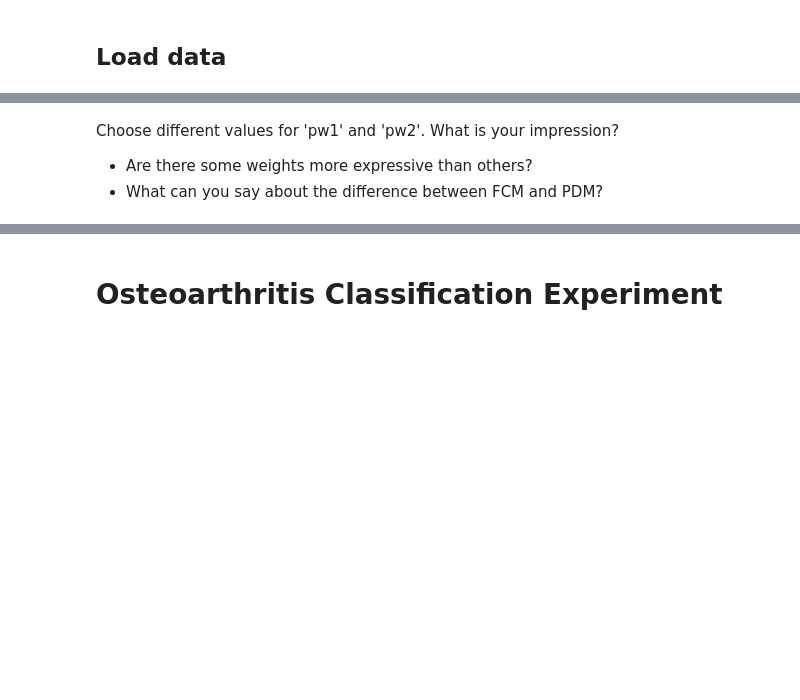
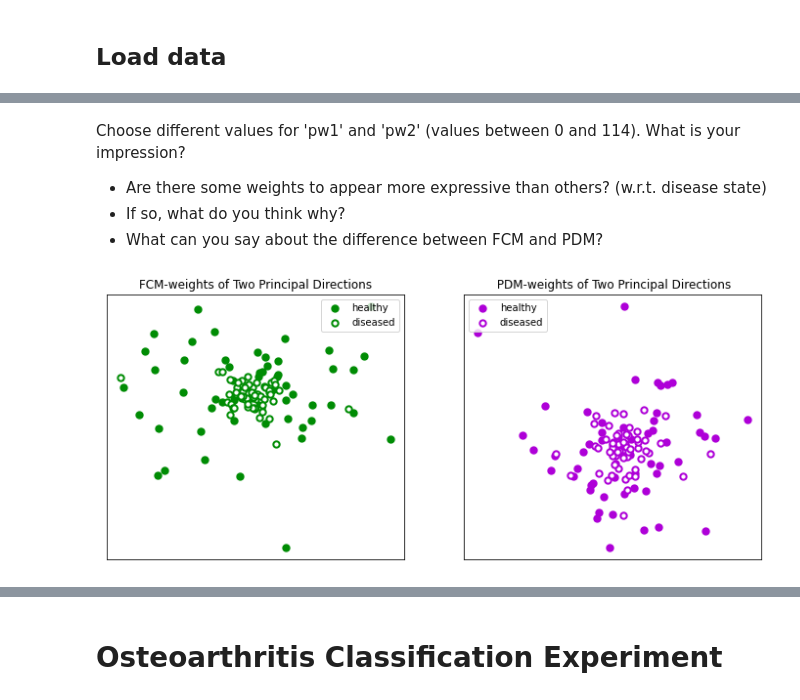
Before and after one commit to ckolbPTB/TES_21_22_Tutorials, a Jupyter notebook: tutorial2_pop_med_image_shape_ana_03_VisClass.ipynb, the cells around one changed output, grey strips where cells are left out. Saved outputs shown, nothing was run; the diff lists cells and outputs as text; code cells hidden in the pictures; blank space fills up the shorter version.

```diff
--- a/tutorial2_pop_med_image_shape_ana_03_VisClass.ipynb
+++ b/tutorial2_pop_med_image_shape_ana_03_VisClass.ipynb
@@ -39,26 +43,29 @@ colors = ['#008c04', '#ae00d8']
 # %% [markdown]
-Choose different values for 'pw1' and 'pw2'. What is your impression?
-- Are there some weights more expressive than others?
+Choose different values for 'pw1' and 'pw2' (values between 0 and 114). What is your impression?
+- Are there some weights to appear more expressive than others? (w.r.t. disease state)
+- If so, what do you think why?
 - What can you say about the difference between FCM and PDM?
 # %%
-[pW1, pW2] = [10, 15]
+[pW1, pW2] = [113, 114] # eg [0, 1], [10, 15], [0, 114] ...
 
 # split data into healthy and diseased index lists
 healthy = np.where(labels == 0)[0]
 diseased = np.where(labels != 0)[0]
 
 fig, ax = plt.subplots(1, 2, figsize=(12, 5))
 data_list = [fcmFeatures, pdmFeatures]
 title_list = ['FCM-weights of Two Principal Directions', ' PDM-weights of Two Principal Directions']
 legendLocation_list = ['upper right', 'upper left']
 
 for k in range(2):
     ax[k].scatter(data_list[k][pW1, healthy], data_list[k][pW2, healthy], s=40, linewidths=2, c=colors[k], label='healthy')
     ax[k].scatter(data_list[k][pW1, diseased], data_list[k][pW2, diseased], s=40, linewidths=2, c='white', edgecolors=colors[k], label='diseased')
     ax[k].set_xticks([])
     ax[k].set_yticks([])
     ax[k].set_title(title_list[k])
     ax[k].legend(loc=legendLocation_list[k])
 
 plt.show()
+# %% [output]
+[figure, added]
 # %% [markdown]
```
Also changed, not shown: parts of 7 cells of this notebook, 3 other files.
